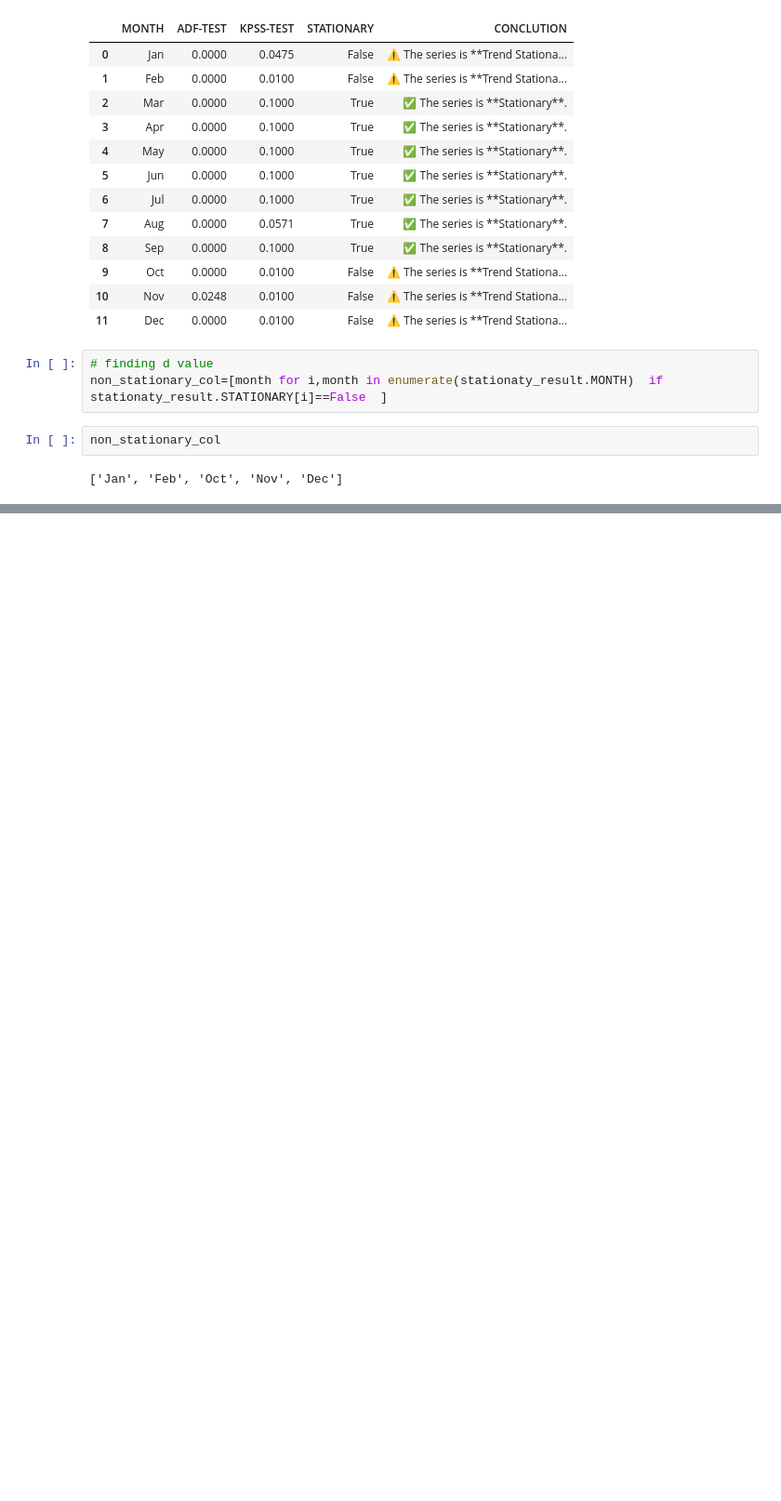
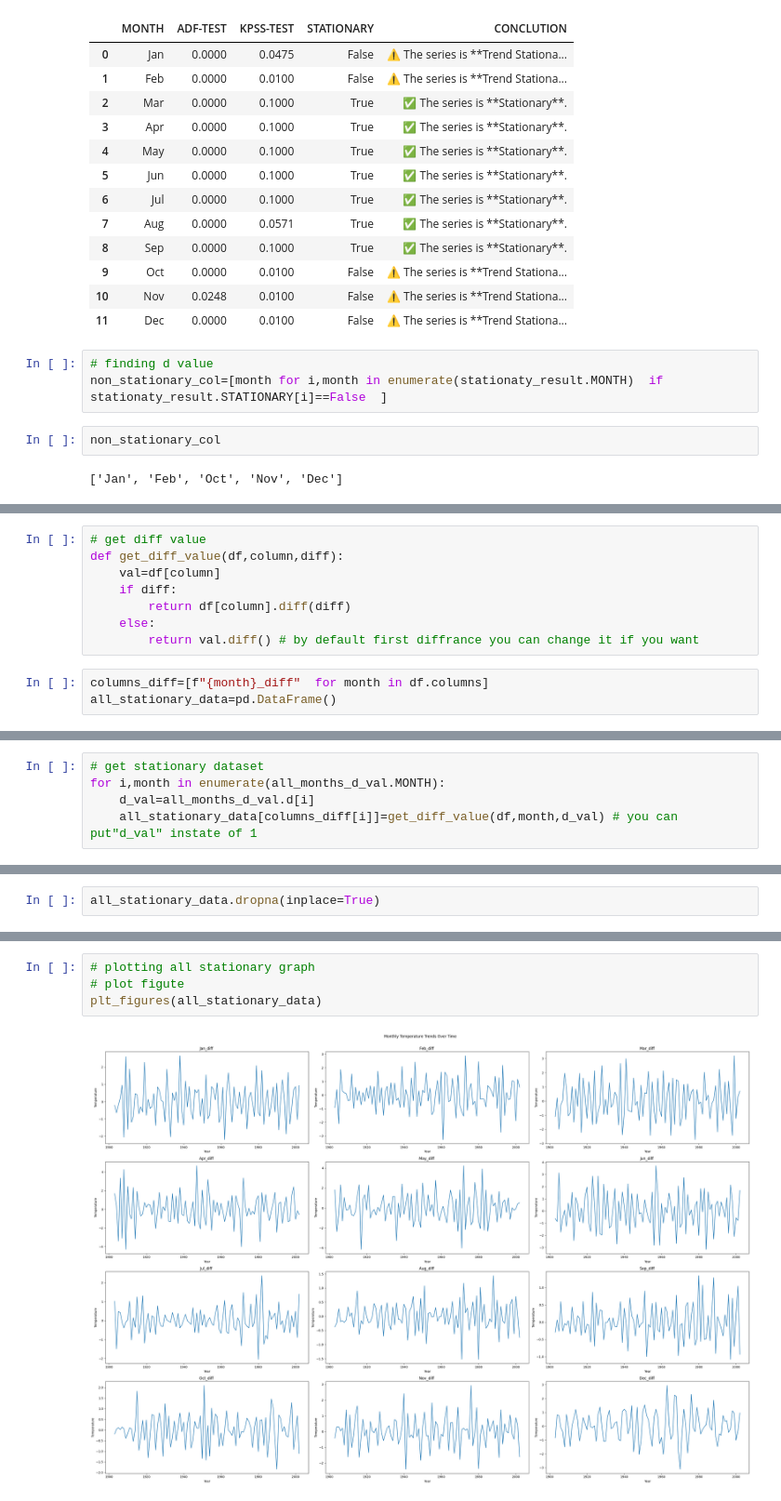
Before and after one commit to subharadhe1234/weather_forecasting, a Jupyter notebook: Notebooks/main.ipynb, the cells around one changed output, grey strips where cells are left out. Shown at 93% size. Saved outputs shown, nothing was run; the diff lists cells and outputs as text; blank space fills up the shorter version.

```diff
--- a/Notebooks/main.ipynb
+++ b/Notebooks/main.ipynb
@@ -743,0 +721,11 @@ result
+# %%
+# get diff value
+def get_diff_value(df,column,diff):
+    val=df[column]
+    if diff:
+        return df[column].diff(diff)
+    else:
+        return val.diff() # by default first diffrance you can change it if you want
+# %%
+columns_diff=[f"{month}_diff"  for month in df.columns]
+all_stationary_data=pd.DataFrame()
@@ -743,0 +736,5 @@ result
+# %%
+# get stationary dataset
+for i,month in enumerate(all_months_d_val.MONTH):
+    d_val=all_months_d_val.d[i]
+    all_stationary_data[columns_diff[i]]=get_diff_value(df,month,d_val) # you can put"d_val" instate of 1
@@ -743,0 +758,2 @@ result
+# %%
+all_stationary_data.dropna(inplace=True)
@@ -743,0 +777,6 @@ result
+# %%
+# plotting all stationary graph
+# plot figute
+plt_figures(all_stationary_data)
+# %% [output]
+[figure, added]
```
Also changed, not shown: parts of 63 cells of this notebook.
